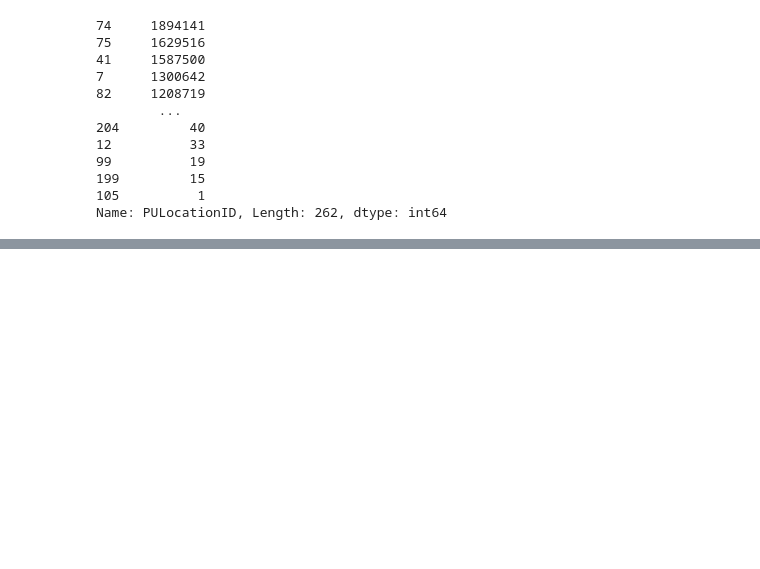
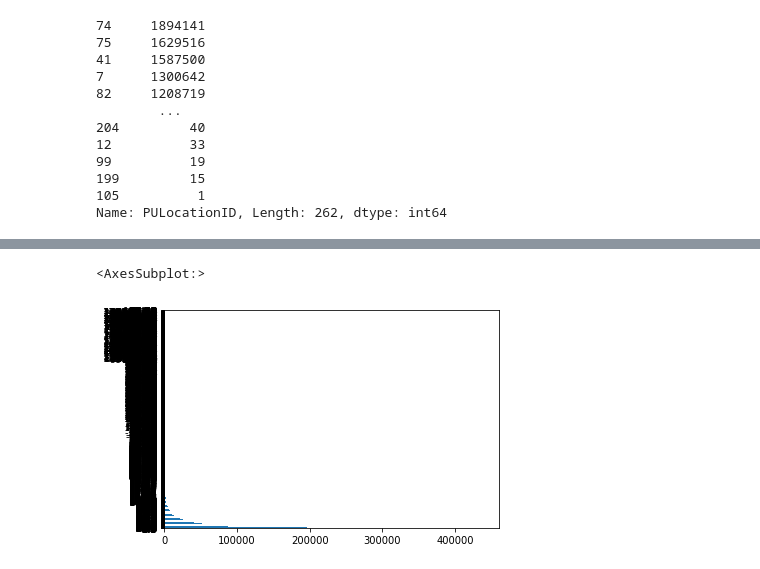
Before and after one commit to rayeess/NYC-Taxi-Trips, a Jupyter notebook: Data Cleaning.ipynb, the cells around one changed output, grey strips where cells are left out. Drawn from its saved outputs; the diff is of its cells as text; code cells hidden in the pictures; blank space fills up the shorter version.

```diff
--- a/Data Cleaning.ipynb
+++ b/Data Cleaning.ipynb
@@ -431,0 +674,5 @@ Name: PULocationID, Length: 262, dtype: int64
+# %%
+taxi_trips['trip_distance'].value_counts().plot(kind='barh')
+# %% [output]
+<AxesSubplot:>
+[figure, added]
```
Also changed, not shown: parts of 38 cells of this notebook.
